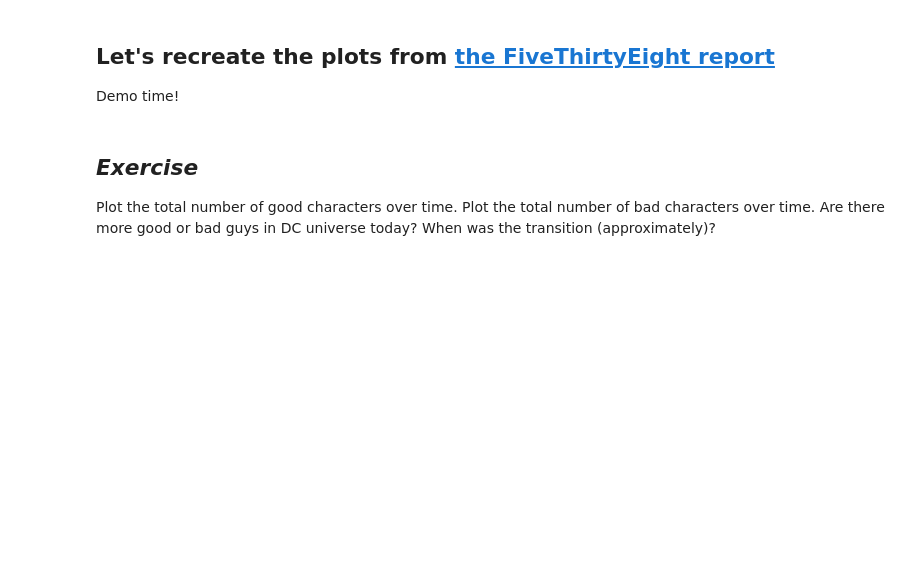
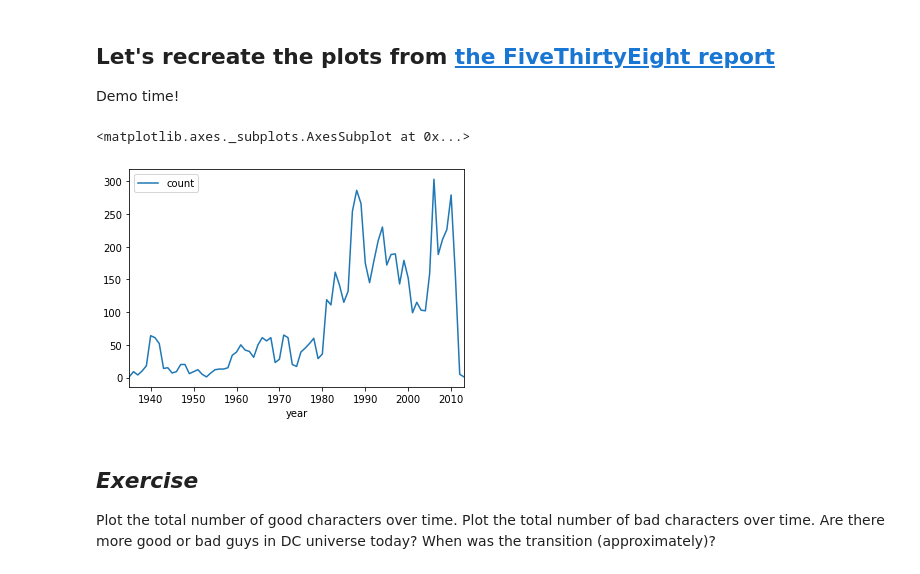
Before and after one commit to Nagasaki45/python-workshop, a Jupyter notebook: 13 - Visualising.ipynb, the cells around one changed output. Drawn from its saved outputs; the diff is of its cells as text; code cells hidden in the pictures; blank space fills up the shorter version.

```diff
--- a/13 - Visualising.ipynb
+++ b/13 - Visualising.ipynb
@@ -11,3 +11,14 @@ df = pd.read_csv('data/dc-wikia-data-clean.csv')
 ## Let's recreate the plots from [the FiveThirtyEight report](https://fivethirtyeight.com/features/women-in-comic-books/)
 
 Demo time!
+# %%
+(
+    df
+    .groupby('year')
+    .agg({'page_id': 'count'})
+    .rename(columns={'page_id': 'count'})
+    .plot()
+)
+# %% [output]
+<matplotlib.axes._subplots.AxesSubplot at 0x...>
+[figure, added]
```
Also changed, not shown: parts of 5 cells of this notebook, 4 other files.
